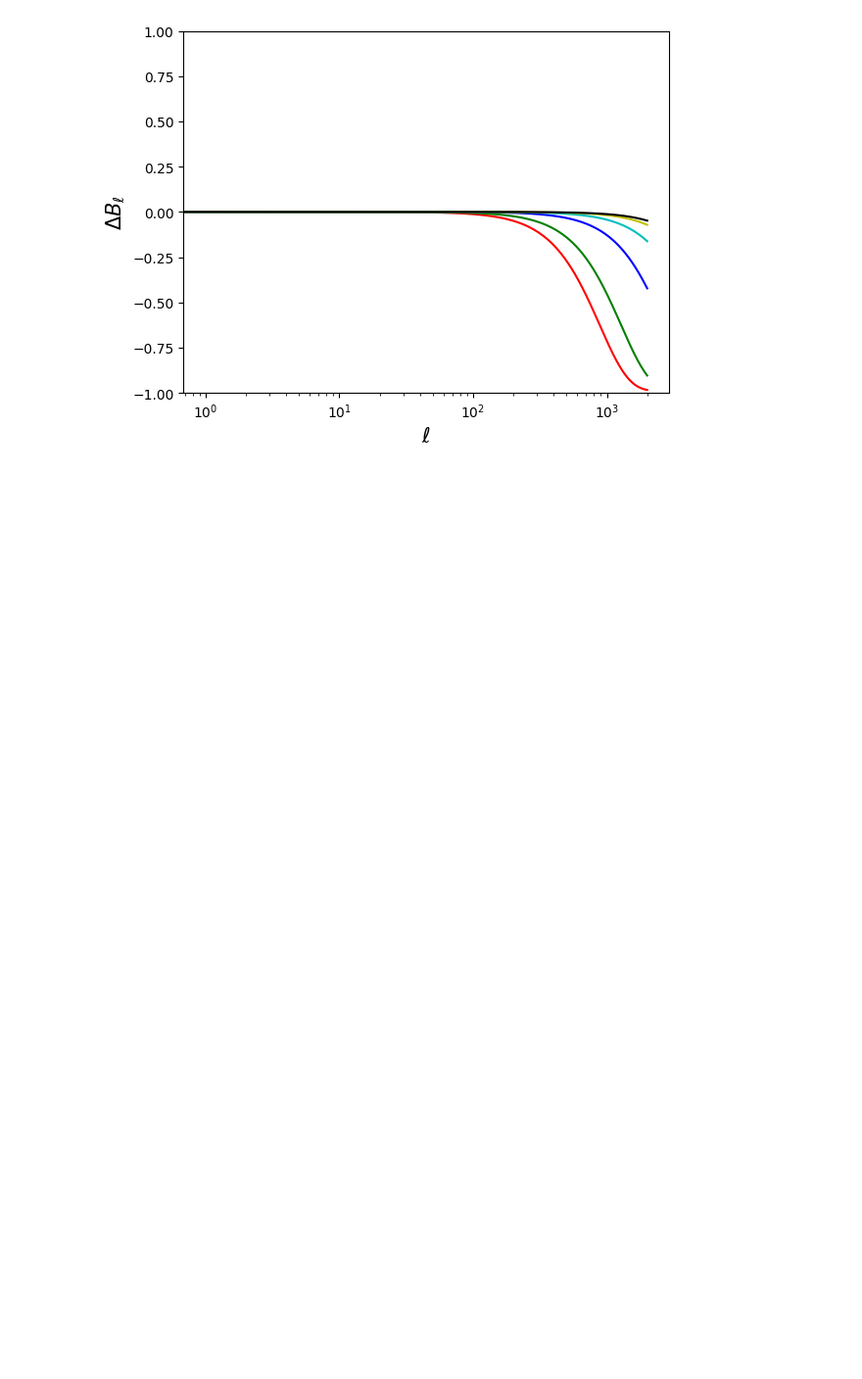
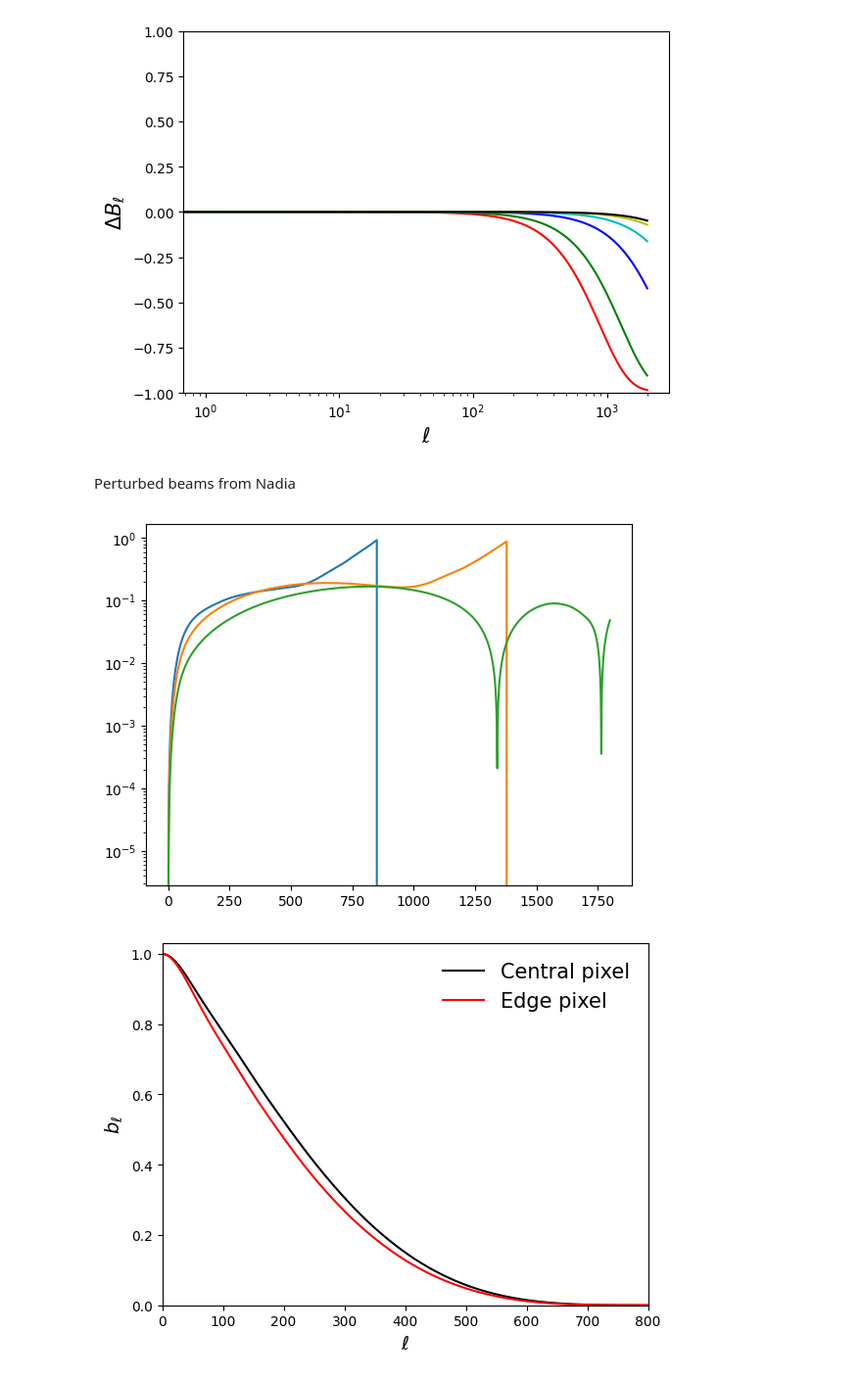
Before and after one commit to simonsobs/BBPower, a Jupyter notebook: bb4cast/example_data/BeamPerturbation.ipynb, the cells around one changed output. Shown at 98% size. Drawn from its saved outputs; the diff is of its cells as text; code cells hidden in the pictures; blank space fills up the shorter version.

```diff
--- a/bb4cast/example_data/BeamPerturbation.ipynb
+++ b/bb4cast/example_data/BeamPerturbation.ipynb
@@ -45,3 +47,36 @@ for bn in band_names:
     np.savetxt(f'delta_beam_{bn}_FWHM0p01.txt', np.transpose([ell, perts[bn]]))
 # %% [output]
 [figure]
+# %% [markdown]
+Perturbed beams from Nadia
+# %%
+def get_beam_pert(channel, bn):
+    ell, b1 = np.loadtxt(f'bl_0pix_f{channel}.txt')
+    ell, b2 = np.loadtxt(f'bl_18pix_f{channel}.txt')
+    goodl = b1 > 1E-6
+    db = np.zeros_like(ell)
+    db[goodl] = b2[goodl]/b1[goodl]-1
+    np.savetxt(f'delta_beam_{bn}_NadiaPix.txt', np.transpose([ell, db]))
+    plt.plot(ell, np.fabs(db))
+
+plt.figure()
+get_beam_pert('090', 'MF1')
+get_beam_pert('150', 'MF2')
+get_beam_pert('220', 'UHF1')
+plt.yscale('log')
+plt.show()
+
+ell, b1 = np.loadtxt(f'bl_0pix_f090.txt')
+ell, b2 = np.loadtxt(f'bl_18pix_f090.txt')
+plt.figure()
+plt.plot(ell, b1, 'k-', label='Central pixel')
+plt.plot(ell, b2, 'r-', label='Edge pixel')
+plt.legend(frameon=False, fontsize=15)
+plt.xlabel(r'$\ell$', fontsize=14)
+plt.ylabel(r'$b_\ell$', fontsize=14)
+plt.xlim([0, 800])
+plt.ylim([0, 1.03])
+plt.show()
+# %% [output]
+[figure, added]
+[figure, added]
```
Also changed, not shown: parts of 3 cells of this notebook, 2 other files.
